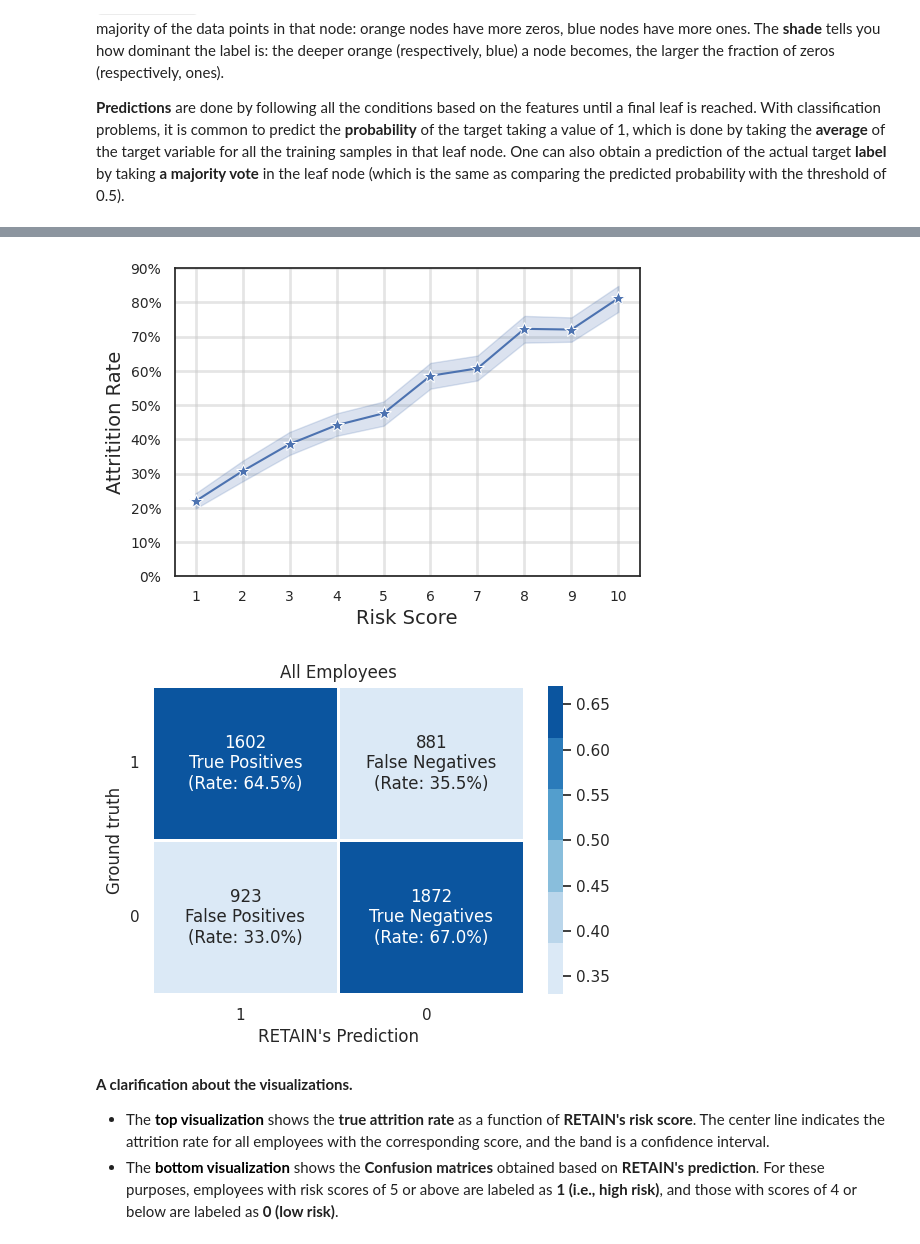
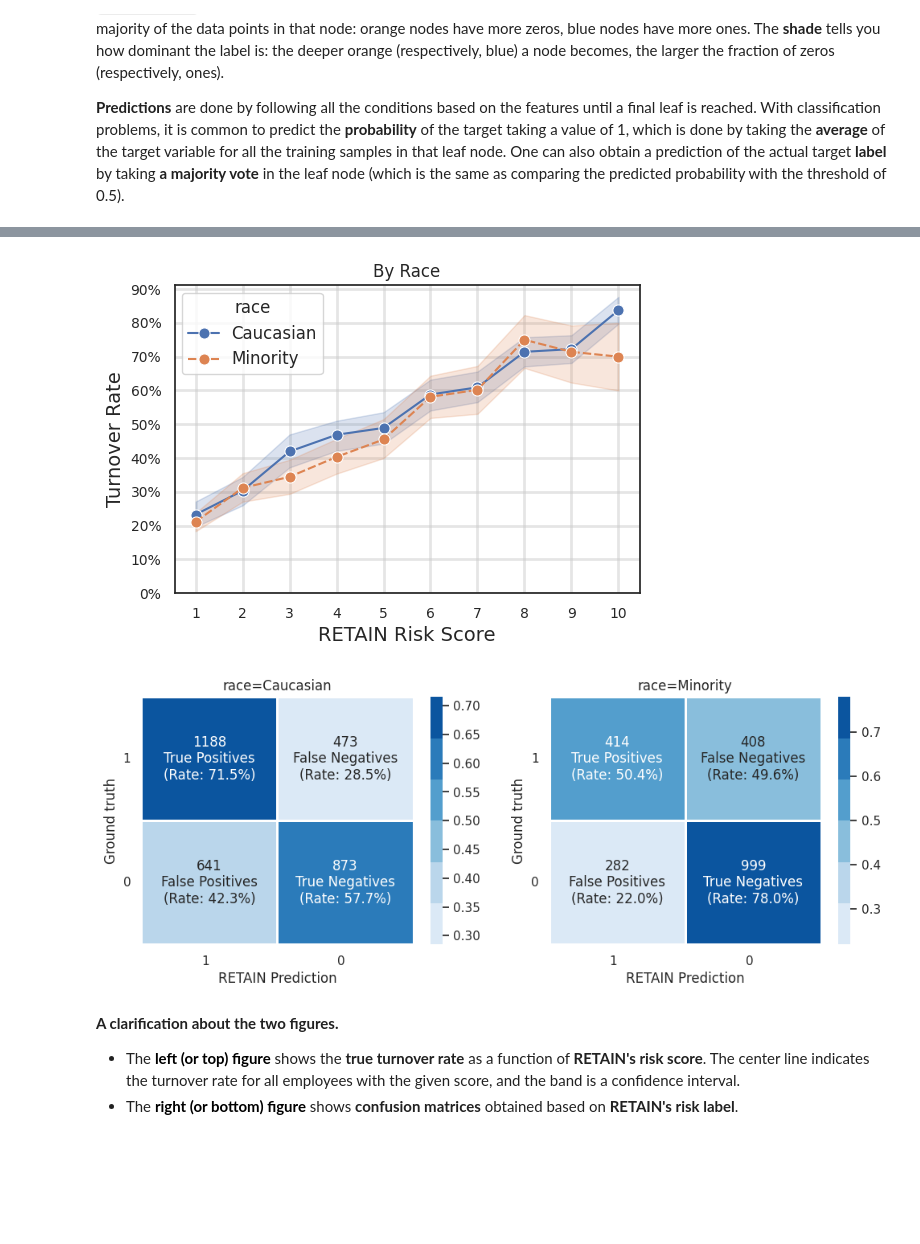
Before and after one commit to dan-a-iancu/Data-Analytics-and-AI, a Jupyter notebook: Employee_Retention/Bias_in_AI_Risk_Predictive_Models.ipynb, the cells around one changed output, grey strips where cells are left out. Saved outputs shown, nothing was run; the diff lists cells and outputs as text; code cells hidden in the pictures; blank space fills up the shorter version.

```diff
--- a/Employee_Retention/Bias_in_AI_Risk_Predictive_Models.ipynb
+++ b/Employee_Retention/Bias_in_AI_Risk_Predictive_Models.ipynb
@@ -1453,27 +1481,22 @@ Suppose your company is using a risk scoring tool called **RETAIN**, but you are
 # %%
-# #@markdown <font color=blue>**Left visualization:**</font> **True attrition rate** as a function of **RETAIN's risk score**.
-# #@markdown <br>The center line indicates the attrition rate for all employees with the corresponding score, and the band is a confidence interval.
+#@markdown **Evaluate RETAIN's performance on your data**
 
-# #@markdown <font color=blue>**Right Visualization.**</font> **Confusion matrices** obtained based on **RETAIN's prediction**.<br>
-# #@markdown Employees with risk scores of 5 or above are labeled as **1 (i.e., high risk)**, and those with scores of 4 or below are labeled as **0 (low risk)**.
+#@markdown Select whether to evaluate separately by <font color=blue>**gender**</font> or <font color=blue>**race**</font>.<br>
+#@markdown <font color=red>_(WARNING: This would involve using a protected data feature!)_</font>
+evaluate_separately = "Separately by race" #@param["No (Use entire dataset)", "Separately by gender", "Separately by race"] {allow-input: false}
 
-#@markdown **Select whether to display performance separately by <font color=blue>gender</font> or <font color=blue>race</font>.**<br>
-#@markdown <font color=red>_(WARNING: This would use a protected data feature!)_</font>
-display_separately = "No" #@param["No", "Separately by gender", "Separately by race"] {allow-input: false}
-
-if display_separately == "Separately by gender":
+if evaluate_separately == "Separately by gender":
    separate_by_feature = True
    feature = "gender"
    legend_text = ["Male","Female"]
 
-elif display_separately == "Separately by race":
+elif evaluate_separately == "Separately by race":
    separate_by_feature = True
    feature = "race"
    legend_text = ["Caucasian","Minority"]
 
 else:
    separate_by_feature = False
-
 
 ### BASIC SETTINGS FOR THE GRAPH
 fig_width = 6.0
@@ -1494,14 +1517,23 @@ unique_scores = np.sort(data2["decile_score"].unique())
 sns.set_theme(style="white")
 
 # adjust size accordingly
-fig = plt.figure(figsize=(fig_width, fig_height))
+if separate_by_feature:
+    # we plot on two rows: first row attrition rates, second conf. matrix
+    # we only set up the former here, and let the conf matrix do its separate plot
+    fig = plt.figure(figsize=(fig_width, fig_height))
+    ax1 = plt.gca()
+    ax2 = None  # this means that it will generate its own figure...
+else:
+    # plot the attrition rates and confusion matrix on a single row
+    fig = plt.figure(figsize=(2*fig_width, fig_height))
+    plt.subplot(1,2,2)
+    ax2 = plt.gca()
 
-#fig.suptitle("Attrition Rates Depending on RETAIN's Risk Score")
+    plt.subplot(1,2,1)
+    ax1 = plt.gca()
 
 ### ATTRITION RATE PLOTS (with risk score)
-ax1 = plt.gca()
 ax1.grid(alpha=.5, linewidth=2)
-
 if separate_by_feature:
     # separate plots
     lnp = sns.lineplot(x="decile_score", y="left_company", hue=feature, \
@@ -1515,47 +1547,49 @@ else:
     # plot for all employees
     lnp = sns.lineplot(x="decile_score", y="left_company", marker="*", markersize=10,
                       errorbar=('ci',90), err_style='band', data=data2, axes=ax1)
-    plt.ylabel("Attritition Rate", fontsize=font_size)
+    plt.title("All employees")
+    plt.ylabel("Attrition Rate", fontsize=font_size)
 
 plt.xticks(unique_scores)
 plt.yticks(np.arange(0,1,0.1),[ str(x)+"%" for x in np.arange(0,100,10)])
 plt.tick_params(axis='x',labelsize=tick_size)
 plt.tick_params(axis='y',labelsize=tick_size)
-plt.xlabel("Risk Score", fontsize=font_size)
-plt.ylabel("Attritition Rate", fontsize=font_size)
+plt.xlabel("RETAIN Risk Score", fontsize=font_size)
+plt.ylabel("Turnover Rate", fontsize=font_size)
 plt.xticks
 
 ### CALCULATE CONFUSION MATRICES
 # create a dictionary with the right structure so we can use the same function to plot confusion matrices
 results_hack = {}
 results_hack["y_hat"] = np.array(data2["y_hat"])
 results_hack["y_prob"] = np.array(data2["decile_score"]/10)
 results_hack["pos_label_idx"] = 1
 results_hack["summary"] = {}
 #results_hack["summary_df"] = pd.DataFrame()
 
 # plot the desired combination of confusion matrices
 evaluate_performance_with_feature_values(model_name="RETAIN Algo", \
                                          model="",\
                                          feature=feature, X_data=data2, \
                                          y_data=data2["left_company"],
                                          full_data_training=data2, \
                                          results_full_data=results_hack,\
                                          num_bins=3, \
                                          prefix_title="", class_names=None,\
                                          include_full_dataset_eval=(not(separate_by_feature)),\
                                          include_separate_feature_eval=separate_by_feature,\
                                          display_conf_mat=True,\
                                          display_roc_pr=False, \
                                          plot_together=False,\
+                                         ax_confmat=ax2,\
                                          ax_roc=None, ax_pr=None,
                                          figsize=(6,4),
-                                         pref_xlabel="RETAIN's Prediction")
+                                         pref_xlabel="RETAIN Prediction")
 plt.show()
 # %% [output]
-[figure, old version]
+[figure, new version]
-[figure, old version]
+[figure, new version]
 # %% [markdown]
-**A clarification about the visualizations.**
- - The <font color=black>**top visualization**</font> shows the **true attrition rate** as a function of **RETAIN's risk score**. The center line indicates the attrition rate for all employees with the corresponding score, and the band is a confidence interval.
- - The <font color=black>**bottom visualization**</font> shows the **Confusion matrices** obtained based on **RETAIN's prediction**. For these purposes, employees with risk scores of 5 or above are labeled as **1 (i.e., high risk)**, and those with scores of 4 or below are labeled as **0 (low risk)**.
+**A clarification about the two figures.**
+ - The <font color=black>**left (or top) figure**</font> shows the **true turnover rate** as a function of **RETAIN's risk score**. The center line indicates the turnover rate for all employees with the given score, and the band is a confidence interval.
+ - The <font color=black>**right (or bottom) figure**</font> shows **confusion matrices** obtained based on **RETAIN's risk label**.
```
Also changed, not shown: parts of 17 cells of this notebook.
